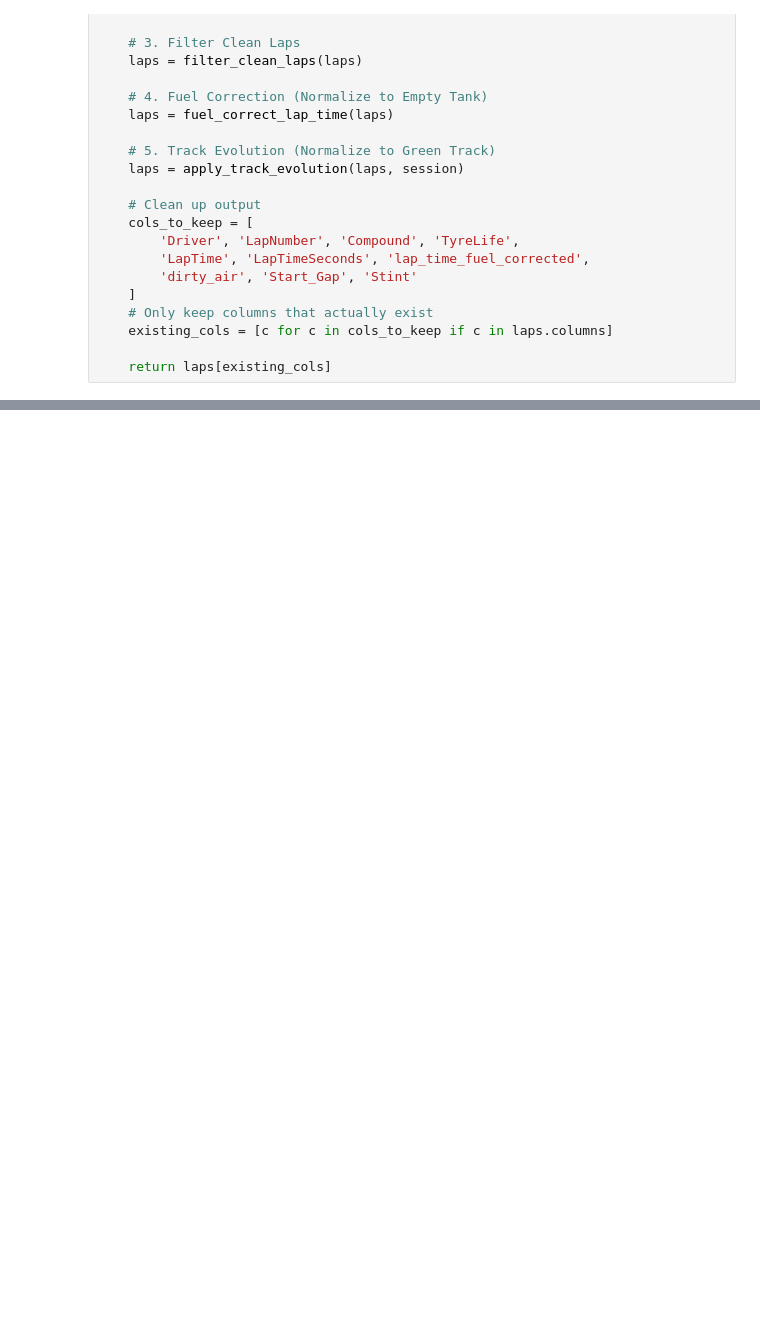
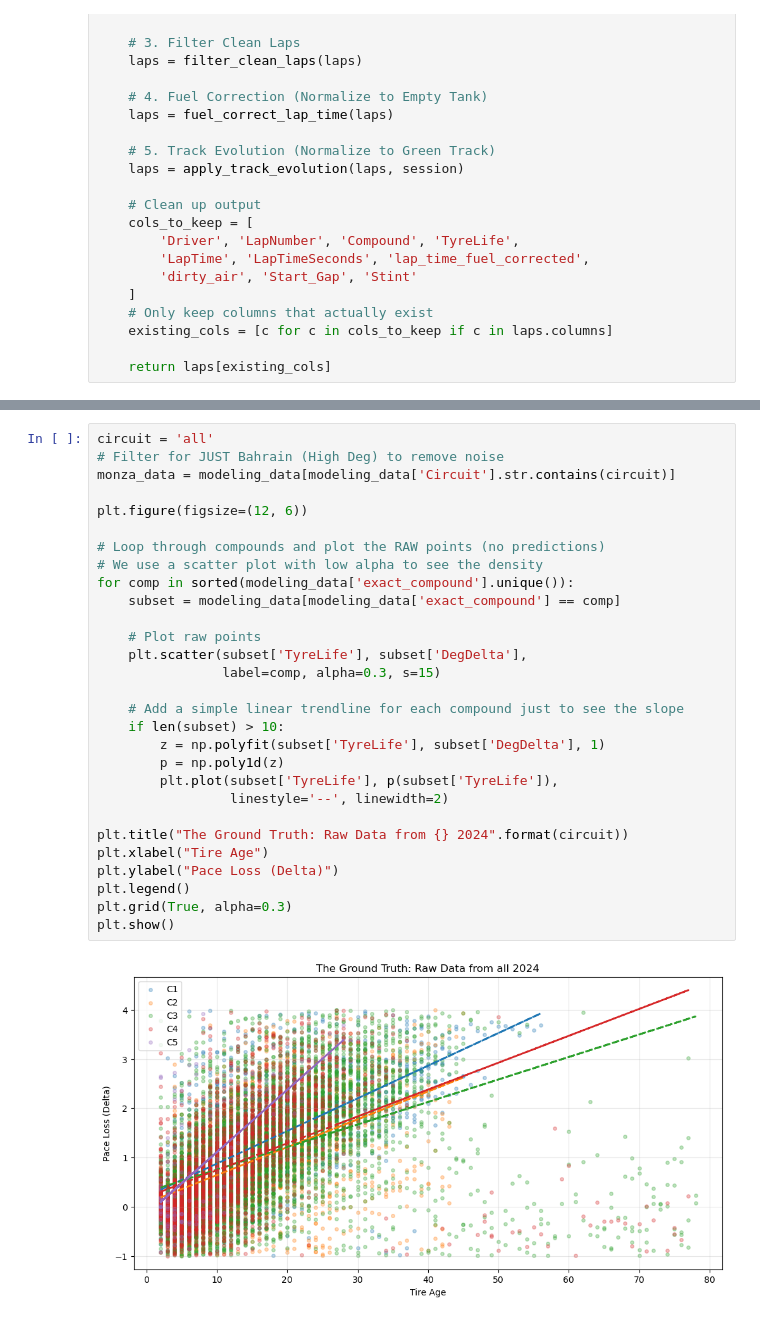
Before and after one commit to elijahmccauley/f1_tire_deg, a Jupyter notebook: f1_strategy_tool.ipynb, the cells around one changed output, grey strips where cells are left out. Drawn from its saved outputs; the diff is of its cells as text; blank space fills up the shorter version.

```diff
--- a/f1_strategy_tool.ipynb
+++ b/f1_strategy_tool.ipynb
@@ -313,0 +1043,31 @@ def process_race_for_tire_analysis(session, include_weather=True):
+# %%
+circuit = 'all'
+# Filter for JUST Bahrain (High Deg) to remove noise
+monza_data = modeling_data[modeling_data['Circuit'].str.contains(circuit)]
+
+plt.figure(figsize=(12, 6))
+
+# Loop through compounds and plot the RAW points (no predictions)
+# We use a scatter plot with low alpha to see the density
+for comp in sorted(modeling_data['exact_compound'].unique()):
+    subset = modeling_data[modeling_data['exact_compound'] == comp]
+
+    # Plot raw points
+    plt.scatter(subset['TyreLife'], subset['DegDelta'],
+                label=comp, alpha=0.3, s=15)
+
+    # Add a simple linear trendline for each compound just to see the slope
+    if len(subset) > 10:
+        z = np.polyfit(subset['TyreLife'], subset['DegDelta'], 1)
+        p = np.poly1d(z)
+        plt.plot(subset['TyreLife'], p(subset['TyreLife']),
+                 linestyle='--', linewidth=2)
+
+plt.title("The Ground Truth: Raw Data from {} 2024".format(circuit))
+plt.xlabel("Tire Age")
+plt.ylabel("Pace Loss (Delta)")
+plt.legend()
+plt.grid(True, alpha=0.3)
+plt.show()
+# %% [output]
+[figure, added]
```
Also changed, not shown: parts of 33 cells of this notebook, 2 other files.
